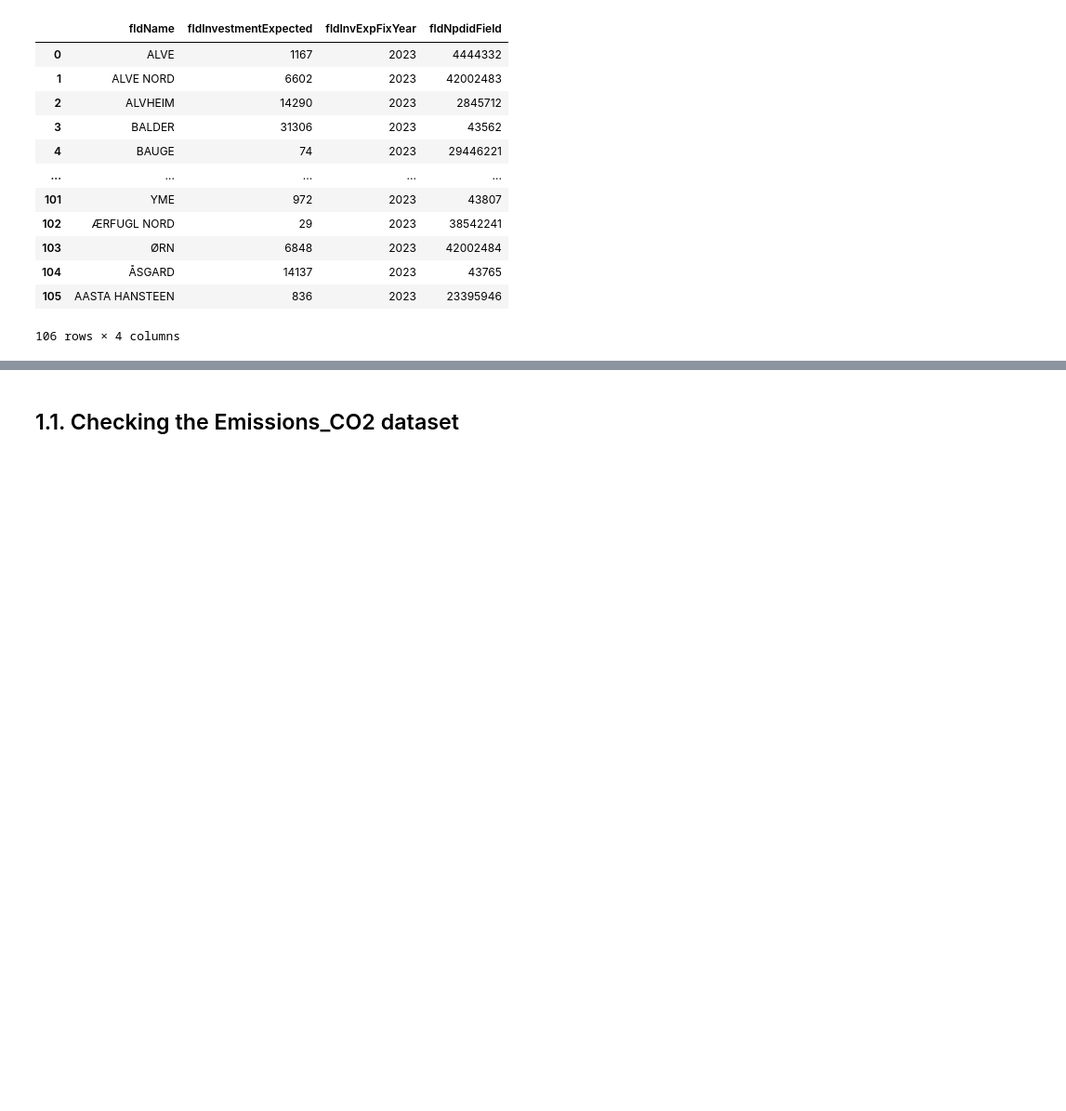
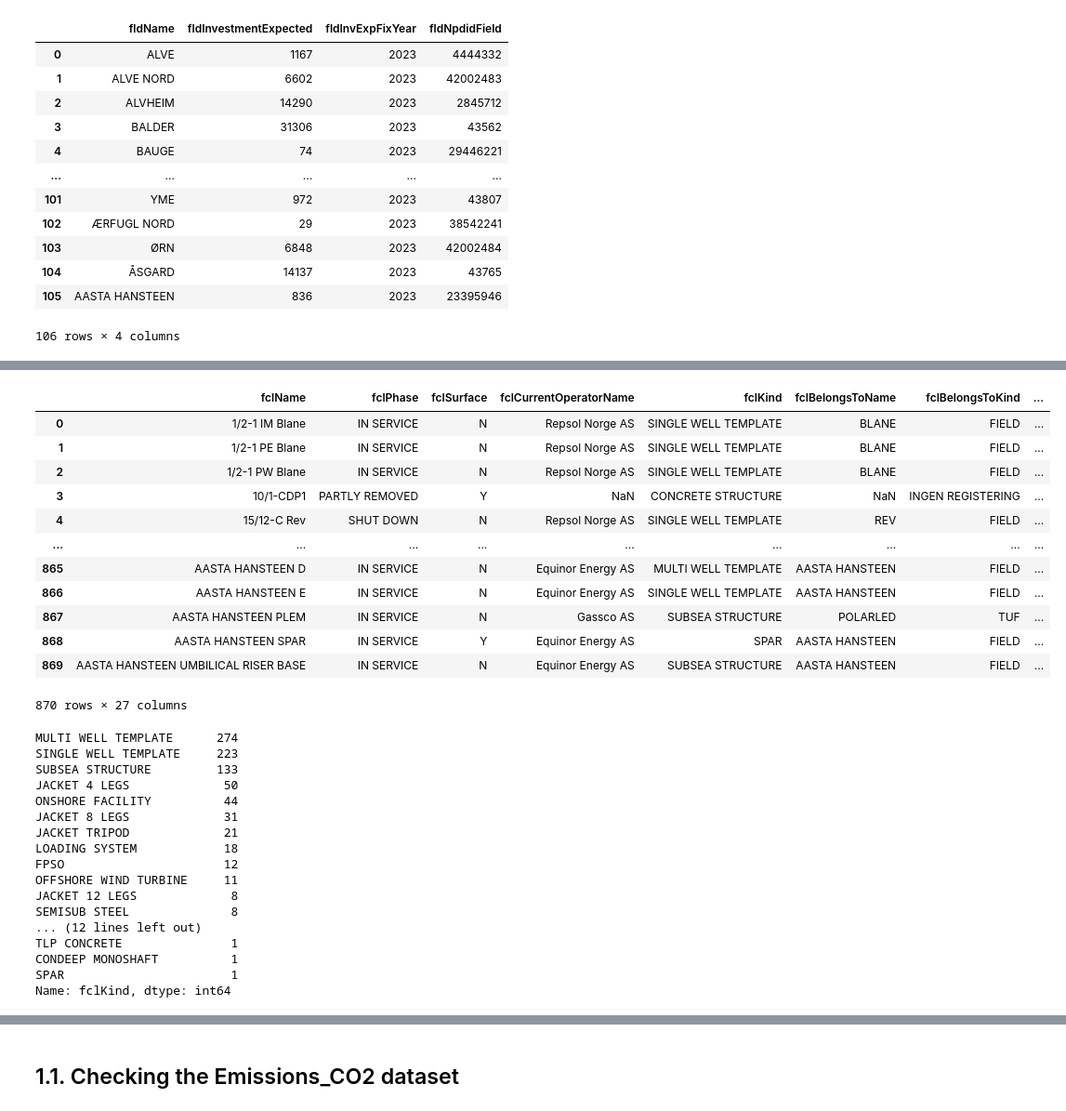
Before and after one commit to percw/Norwegian_oil_gas_decarbonization, a Jupyter notebook: notebooks/production_and_emission_data.ipynb, the cells around one changed output, grey strips where cells are left out. Shown: that part at 93% size. Drawn from its saved outputs; the diff is of its cells as text; code cells hidden in the pictures; blank space fills up the shorter version.

```diff
--- a/notebooks/production_and_emission_data.ipynb
+++ b/notebooks/production_and_emission_data.ipynb
@@ -141,0 +197,34 @@ display(future_investments_df)
+# %%
+display(fixed_facilities_df)
+display(fixed_facilities_df.fclKind.value_counts())
+# %% [output]
+|  | fclName | fclPhase | fclSurface | fclCurrentOperatorName | fclKind | fclBelongsToName | fclBelongsToKind | ... |
+| 0 | 1/2-1 IM Blane | IN SERVICE | N | Repsol Norge AS | SINGLE WELL TEMPLATE | BLANE | FIELD | ... |
+| 1 | 1/2-1 PE Blane | IN SERVICE | N | Repsol Norge AS | SINGLE WELL TEMPLATE | BLANE | FIELD | ... |
+| 2 | 1/2-1 PW Blane | IN SERVICE | N | Repsol Norge AS | SINGLE WELL TEMPLATE | BLANE | FIELD | ... |
+| 3 | 10/1-CDP1 | PARTLY REMOVED | Y | NaN | CONCRETE STRUCTURE | NaN | INGEN REGISTERING | ... |
+| 4 | 15/12-C Rev | SHUT DOWN | N | Repsol Norge AS | SINGLE WELL TEMPLATE | REV | FIELD | ... |
+| ... | ... | ... | ... | ... | ... | ... | ... | ... |
+| 865 | AASTA HANSTEEN D | IN SERVICE | N | Equinor Energy AS | MULTI WELL TEMPLATE | AASTA HANSTEEN | FIELD | ... |
+| 866 | AASTA HANSTEEN E | IN SERVICE | N | Equinor Energy AS | SINGLE WELL TEMPLATE | AASTA HANSTEEN | FIELD | ... |
+| 867 | AASTA HANSTEEN PLEM | IN SERVICE | N | Gassco AS | SUBSEA STRUCTURE | POLARLED | TUF | ... |
+| 868 | AASTA HANSTEEN SPAR | IN SERVICE | Y | Equinor Energy AS | SPAR | AASTA HANSTEEN | FIELD | ... |
+| 869 | AASTA HANSTEEN UMBILICAL RISER BASE | IN SERVICE | N | Equinor Energy AS | SUBSEA STRUCTURE | AASTA HANSTEEN | FIELD | ... |
+870 rows × 27 columns
+MULTI WELL TEMPLATE      274
+SINGLE WELL TEMPLATE     223
+SUBSEA STRUCTURE         133
+JACKET 4 LEGS             50
+ONSHORE FACILITY          44
+JACKET 8 LEGS             31
+JACKET TRIPOD             21
+LOADING SYSTEM            18
+FPSO                      12
+OFFSHORE WIND TURBINE     11
+JACKET 12 LEGS             8
+SEMISUB STEEL              8
+... (12 lines left out)
+TLP CONCRETE               1
+CONDEEP MONOSHAFT          1
+SPAR                       1
+Name: fclKind, dtype: int64
```
Also changed, not shown: parts of 18 cells of this notebook.
